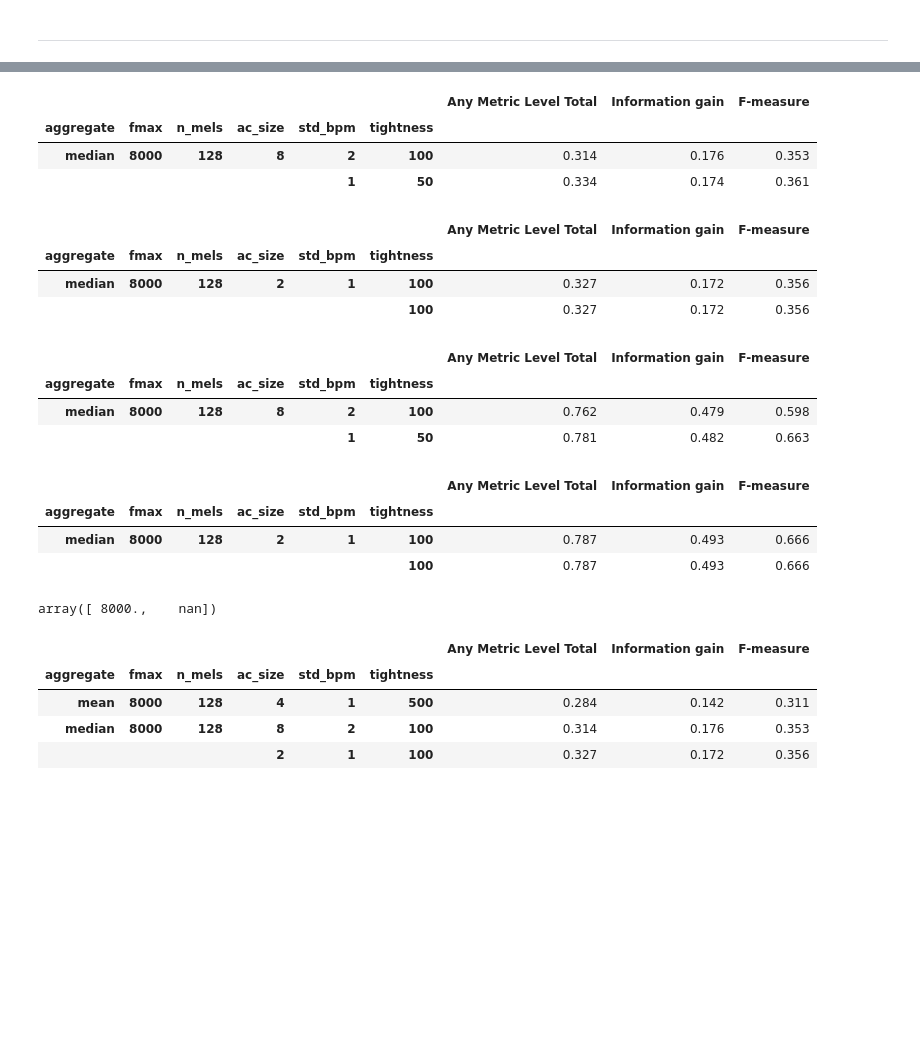
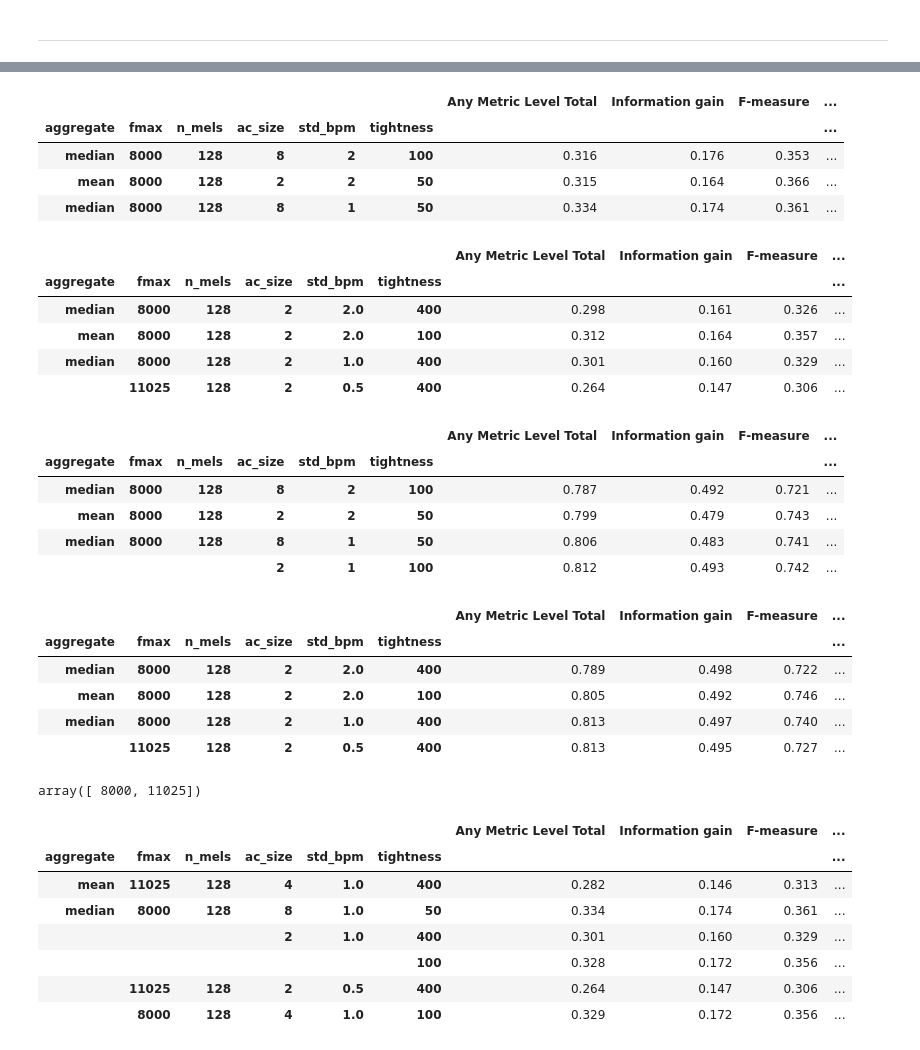
Before and after one commit to bmcfee/librosa_parameters, a Jupyter notebook: code/Beat tracking parameters.ipynb, the cells around one changed output, grey strips where cells are left out. Drawn from its saved outputs; the diff is of its cells as text; code cells hidden in the pictures; blank space fills up the shorter version.

Commit message:
final parameter settings

```diff
--- a/code/Beat tracking parameters.ipynb
+++ b/code/Beat tracking parameters.ipynb
@@ -182,4 +197,6 @@ best_igain = smc_scores['Information gain'].argmax()
 best_fmeas = smc_scores['F-measure'].argmax()
 # %%
 best_amlt = smc_scores['Any Metric Level Total'].argmax()
+# %%
+best_cmlt = smc_scores['Correct Metric Level Total'].argmax()
 # %%
@@ -280,5 +307,7 @@ Processing 12_-_Get_Back.flac
 # %%
 beatles_results.to_json('/home/bmcfee/git/librosa_parameters/beatles_beat_results.json', orient='records')
+# %%
+beatles_results = pd.read_json('/home/bmcfee/git/librosa_parameters/beatles_beat_results.json', orient='records')
 # %%
 beatles_scores = beatles_results.groupby(['aggregate', 'fmax', 'n_mels', 'ac_size', 'std_bpm', 'tightness']).mean()
 # %%
@@ -306,6 +335,7 @@ beatles_scores
 best_igain_b = beatles_scores['Information gain'].argmax()
 best_fmeas_b = beatles_scores['F-measure'].argmax()
 best_amlt_b = beatles_scores['Any Metric Level Total'].argmax()
+best_cmlt_b = beatles_scores['Correct Metric Level Total'].argmax()
 # %%
 print best_igain
 print best_fmeas
@@ -325,43 +359,58 @@ print best_amlt_b
 # %%
-good_scores = ['Any Metric Level Total', 'Information gain', 'F-measure']
+good_scores = ['Any Metric Level Total', 'Information gain', 'F-measure', 'Correct Metric Level Total']
 # %%
-smc_scores.loc[[best_igain, best_amlt]][good_scores]
+smc_scores.loc[[best_igain, best_fmeas, best_amlt]][good_scores]
 # %% [output]
-|  |  |  |  |  |  | Any Metric Level Total | Information gain | F-measure |
-| aggregate | fmax | n_mels | ac_size | std_bpm | tightness |  |  |  |
-| median | 8000 | 128 | 8 | 2 | 100 | 0.314 | 0.176 | 0.353 |
-|  |  |  |  | 1 | 50 | 0.334 | 0.174 | 0.361 |
+|  |  |  |  |  |  | Any Metric Level Total | Information gain | F-measure | ... |
+| aggregate | fmax | n_mels | ac_size | std_bpm | tightness |  |  |  | ... |
+| median | 8000 | 128 | 8 | 2 | 100 | 0.316 | 0.176 | 0.353 | ... |
+| mean | 8000 | 128 | 2 | 2 | 50 | 0.315 | 0.164 | 0.366 | ... |
+| median | 8000 | 128 | 8 | 1 | 50 | 0.334 | 0.174 | 0.361 | ... |
 # %%
-smc_scores.loc[[best_igain_b, best_amlt_b]][good_scores]
+smc_scores.loc[[best_igain_b, best_fmeas_b, best_amlt_b, best_cmlt_b]][good_scores]
 # %% [output]
-|  |  |  |  |  |  | Any Metric Level Total | Information gain | F-measure |
-| aggregate | fmax | n_mels | ac_size | std_bpm | tightness |  |  |  |
-| median | 8000 | 128 | 2 | 1 | 100 | 0.327 | 0.172 | 0.356 |
-|  |  |  |  |  | 100 | 0.327 | 0.172 | 0.356 |
+|  |  |  |  |  |  | Any Metric Level Total | Information gain | F-measure | ... |
+| aggregate | fmax | n_mels | ac_size | std_bpm | tightness |  |  |  | ... |
+| median | 8000 | 128 | 2 | 2.0 | 400 | 0.298 | 0.161 | 0.326 | ... |
+| mean | 8000 | 128 | 2 | 2.0 | 100 | 0.312 | 0.164 | 0.357 | ... |
+| median | 8000 | 128 | 2 | 1.0 | 400 | 0.301 | 0.160 | 0.329 | ... |
+|  | 11025 | 128 | 2 | 0.5 | 400 | 0.264 | 0.147 | 0.306 | ... |
 # %%
-beatles_scores.loc[[best_igain, best_amlt]][good_scores]
+beatles_scores.loc[[best_igain, best_fmeas, best_amlt, best_cmlt]][good_scores]
 # %% [output]
-|  |  |  |  |  |  | Any Metric Level Total | Information gain | F-measure |
-| aggregate | fmax | n_mels | ac_size | std_bpm | tightness |  |  |  |
-| median | 8000 | 128 | 8 | 2 | 100 | 0.762 | 0.479 | 0.598 |
-|  |  |  |  | 1 | 50 | 0.781 | 0.482 | 0.663 |
+|  |  |  |  |  |  | Any Metric Level Total | Information gain | F-measure | ... |
+| aggregate | fmax | n_mels | ac_size | std_bpm | tightness |  |  |  | ... |
+| median | 8000 | 128 | 8 | 2 | 100 | 0.787 | 0.492 | 0.721 | ... |
+| mean | 8000 | 128 | 2 | 2 | 50 | 0.799 | 0.479 | 0.743 | ... |
+| median | 8000 | 128 | 8 | 1 | 50 | 0.806 | 0.483 | 0.741 | ... |
+|  |  |  | 2 | 1 | 100 | 0.812 | 0.493 | 0.742 | ... |
 # %%
-beatles_scores.loc[[best_igain_b, best_amlt_b]][good_scores]
+beatles_scores.loc[[best_igain_b, best_fmeas_b, best_amlt_b, best_cmlt_b]][good_scores]
 # %% [output]
-|  |  |  |  |  |  | Any Metric Level Total | Information gain | F-measure |
-| aggregate | fmax | n_mels | ac_size | std_bpm | tightness |  |  |  |
-| median | 8000 | 128 | 2 | 1 | 100 | 0.787 | 0.493 | 0.666 |
-|  |  |  |  |  | 100 | 0.787 | 0.493 | 0.666 |
+|  |  |  |  |  |  | Any Metric Level Total | Information gain | F-measure | ... |
+| aggregate | fmax | n_mels | ac_size | std_bpm | tightness |  |  |  | ... |
+| median | 8000 | 128 | 2 | 2.0 | 400 | 0.789 | 0.498 | 0.722 | ... |
+| mean | 8000 | 128 | 2 | 2.0 | 100 | 0.805 | 0.492 | 0.746 | ... |
+| median | 8000 | 128 | 2 | 1.0 | 400 | 0.813 | 0.497 | 0.740 | ... |
+|  | 11025 | 128 | 2 | 0.5 | 400 | 0.813 | 0.495 | 0.727 | ... |
 # %%
 beatles_results['fmax'].unique()
 # %% [output]
-array([ 8000.,    nan])
+array([ 8000, 11025])
 # %%
-smc_scores.loc[[('mean', 8000, 128, 4, 1.0, 500), best_igain, best_igain_b]][good_scores]
+smc_scores.loc[[('mean', 11025, 128, 4, 1.0, 400),
+                best_amlt,
+                best_amlt_b,
+                best_cmlt,
+                best_cmlt_b,
+               ('median', 8000, 128, 4, 1.0, 100),]][good_scores]
 # %% [output]
-|  |  |  |  |  |  | Any Metric Level Total | Information gain | F-measure |
-| aggregate | fmax | n_mels | ac_size | std_bpm | tightness |  |  |  |
-| mean | 8000 | 128 | 4 | 1 | 500 | 0.284 | 0.142 | 0.311 |
-| median | 8000 | 128 | 8 | 2 | 100 | 0.314 | 0.176 | 0.353 |
-|  |  |  | 2 | 1 | 100 | 0.327 | 0.172 | 0.356 |
+|  |  |  |  |  |  | Any Metric Level Total | Information gain | F-measure | ... |
+| aggregate | fmax | n_mels | ac_size | std_bpm | tightness |  |  |  | ... |
+| mean | 11025 | 128 | 4 | 1.0 | 400 | 0.282 | 0.146 | 0.313 | ... |
+| median | 8000 | 128 | 8 | 1.0 | 50 | 0.334 | 0.174 | 0.361 | ... |
+|  |  |  | 2 | 1.0 | 400 | 0.301 | 0.160 | 0.329 | ... |
+|  |  |  |  |  | 100 | 0.328 | 0.172 | 0.356 | ... |
+|  | 11025 | 128 | 2 | 0.5 | 400 | 0.264 | 0.147 | 0.306 | ... |
+|  | 8000 | 128 | 4 | 1.0 | 100 | 0.329 | 0.172 | 0.356 | ... |
 # %%
```
Also changed, not shown: parts of 18 cells of this notebook, 1 other file.
